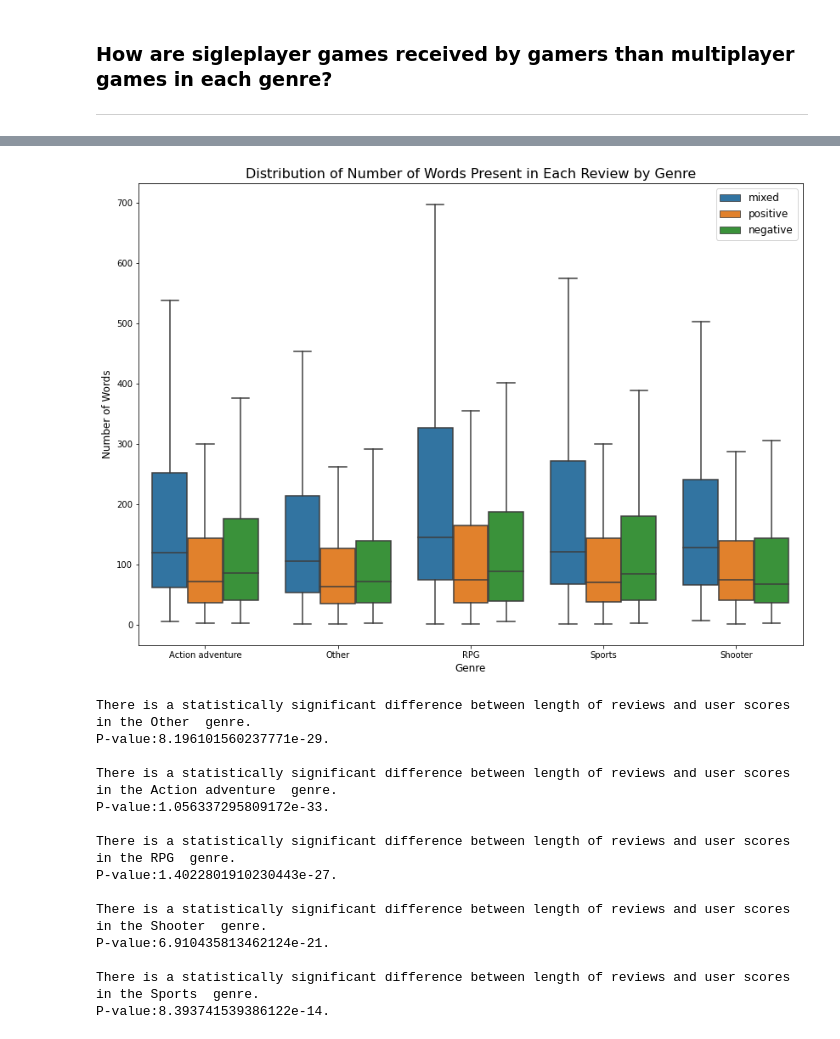
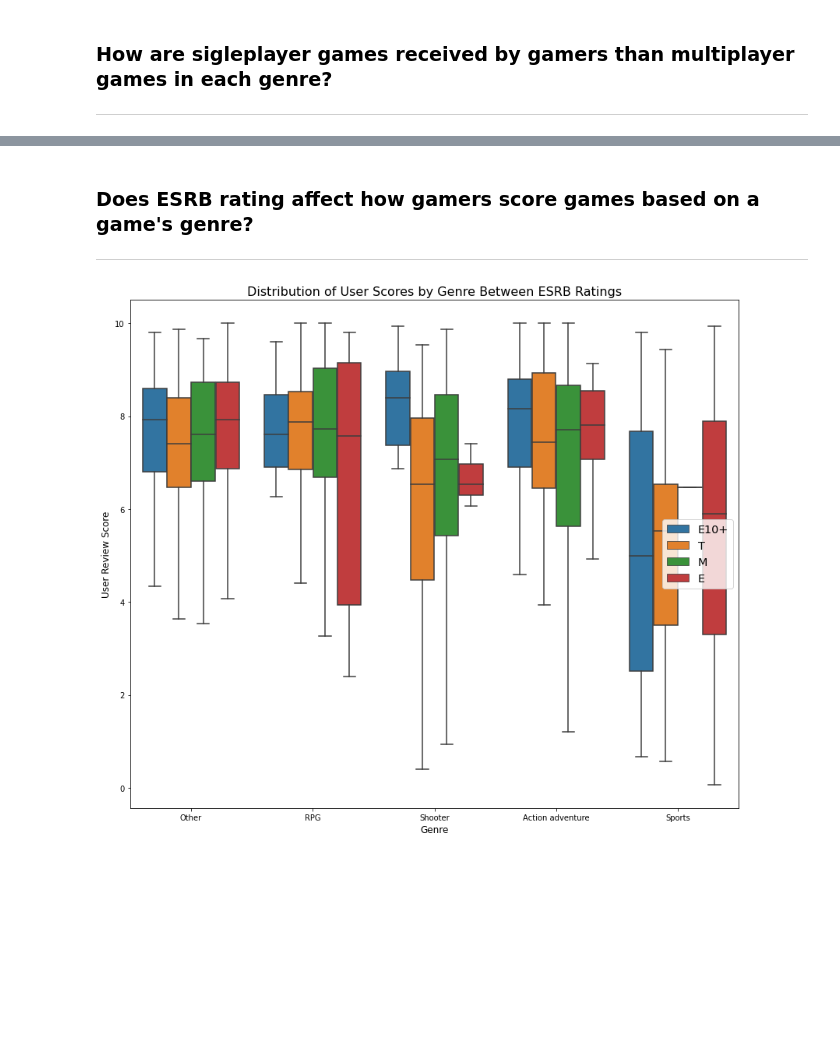
Before and after one commit to filiaguilar/Springboard-DS, a Jupyter notebook: Capstone 2/Exploratory Data Analysis.ipynb, the cells around one changed output, grey strips where cells are left out. Drawn from its saved outputs; the diff is of its cells as text; code cells hidden in the pictures; blank space fills up the shorter version.

```diff
--- a/Capstone 2/Exploratory Data Analysis.ipynb
+++ b/Capstone 2/Exploratory Data Analysis.ipynb
@@ -59,7 +244,18 @@ Index(['Other', 'Action adventure', 'RPG', 'Shooter', 'Sports'], dtype='object')
 # %%
+# Retrieve corresponding number of players for all game titles
+number_of_players_to_title = []
+for t in titles.index:
+    n = pd.unique(df.loc[df.title == t]['number_of_players'])[0]
+    number_of_players_to_title.append(n)
+
+# Add number_of_players to group by dataframe
+titles['number_of_players'] = number_of_players_to_title
+
+# Compare singleplayer user score reviews vs multiplayer games
 plt.figure(figsize=(14,10))
-ax = sns.boxplot(x='genre', y='userscore', hue='number_of_players', data=df, showfliers=False)
+ax = sns.boxplot(x='genre', y='userscore', hue='number_of_players', data=titles)
 ax.set_title('Distribution of User Scores by Genre Between Single/Multiplayers',  fontsize=16)
+plt.legend(fontsize='x-large')
 plt.xlabel('Genre', fontsize=12)
 plt.ylabel('User Review Score', fontsize=12)
 plt.show()
@@ -104,43 +284,23 @@ P-value:0.03868216633581247.
+# %% [markdown]
+### Does ESRB rating affect how gamers score games based on a game's genre?
+***
 # %%
-# Plot the distribution of number of words by user score for each game genre
-plt.figure(figsize=(14,10))
-ax = sns.boxplot(x='genre', y='number_of_words', hue='usersentiment', data=df, showfliers=False)
-ax.set_title('Distribution of Number of Words Present in Each Review by Genre', fontsize=16)
-plt.legend(fontsize='large')
+# Retrieve corresponding esrb rating for all game titles
+esrb_to_title = []
+for t in titles.index:
+    n = pd.unique(df.loc[df.title == t]['esrb_rating'])[0]
+    esrb_to_title.append(n)
+
+# Add esrb ratings to group by dataframe
+titles['esrb_rating'] = esrb_to_title
+
+# Compare singleplayer user score reviews vs multiplayer games
+plt.figure(figsize=(14,12))
+ax = sns.boxplot(x='genre', y='userscore', hue='esrb_rating', data=titles, showfliers=False)
+ax.set_title('Distribution of User Scores by Genre Between ESRB Ratings',  fontsize=16)
+plt.legend(fontsize='x-large')
 plt.xlabel('Genre', fontsize=12)
-plt.ylabel('Number of Words', fontsize=12)
+plt.ylabel('User Review Score', fontsize=12)
 plt.show()
 # %% [output]
-[figure, old version]
+[figure, new version]
-# %%
-# Initialize a list of the game genres
-genres = df.genre.value_counts().index
-
-# Loop over the genres and perform an ANOVA test to check for statistical signficant findings
-for genre in genres:
-    pos = df.loc[df['genre'] == genre, 'number_of_words'][df.usersentiment == 'positive'].values
-    mix = df.loc[df['genre'] == genre, 'number_of_words'][df.usersentiment == 'mixed'].values
-    neg = df.loc[df['genre'] == genre, 'number_of_words'][df.usersentiment == 'negative'].values
-
-    stat, p = ss.f_oneway(pos, mix, neg)
-
-    if p < 0.05: #using 95% confidence interval, can be adjusted for different values
-        print("There is a statistically significant difference between length of reviews and user scores in the", genre, " genre.\nP-value:{p}.\n".format(p =p))
-    else:
-        print("Theer is not a statistically significant difference among user scores and the length of their reviews for the", genre, "genre.")
-        print('P-value:',p,'\n')
-# %% [output]
-There is a statistically significant difference between length of reviews and user scores in the Other  genre.
-P-value:8.196101560237771e-29.
-
-There is a statistically significant difference between length of reviews and user scores in the Action adventure  genre.
-P-value:1.056337295809172e-33.
-
-There is a statistically significant difference between length of reviews and user scores in the RPG  genre.
-P-value:1.4022801910230443e-27.
-
-There is a statistically significant difference between length of reviews and user scores in the Shooter  genre.
-P-value:6.910435813462124e-21.
-
-There is a statistically significant difference between length of reviews and user scores in the Sports  genre.
-P-value:8.393741539386122e-14.
```
Also changed, not shown: parts of 50 cells of this notebook.
